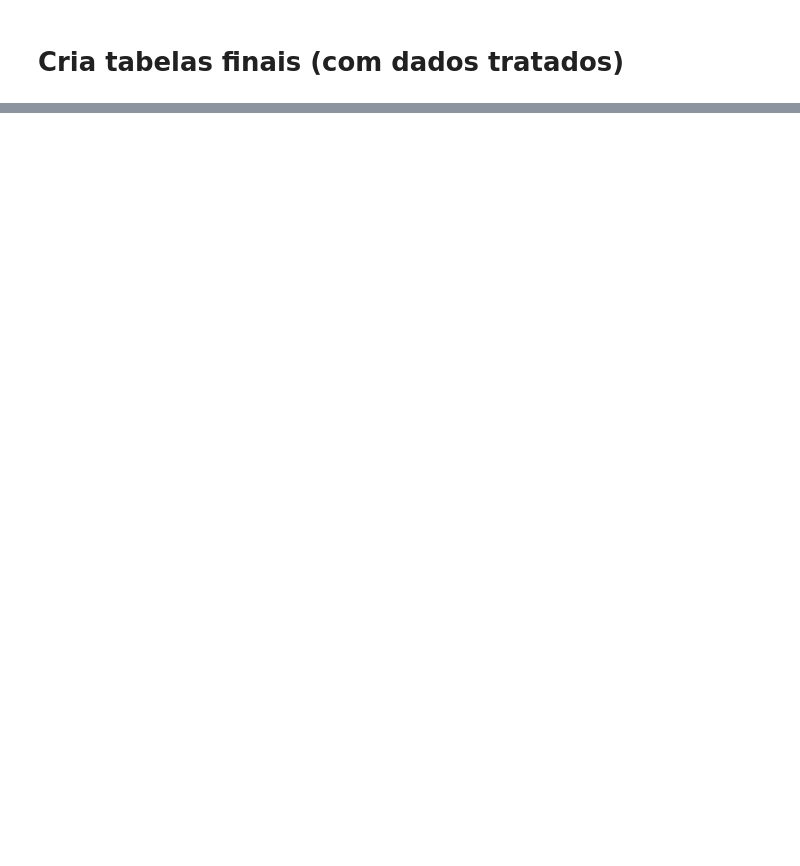
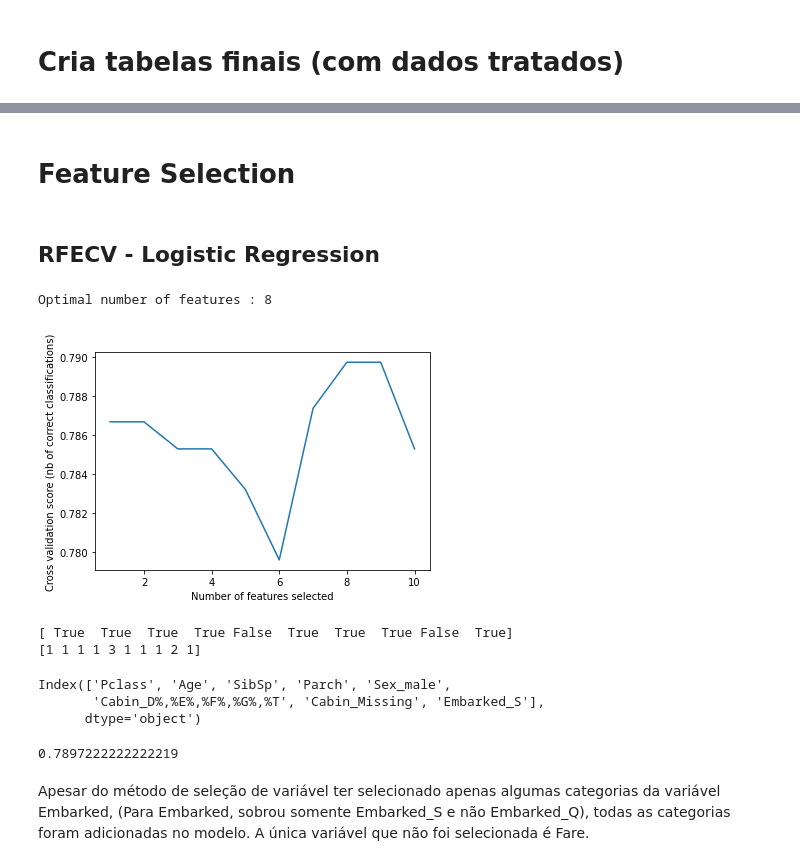
Before and after one commit to JoaoMatheusHneda/Titanic-Kaggle-Python, a Jupyter notebook: Codigos_Python.ipynb, the cells around one changed output, grey strips where cells are left out. Drawn from its saved outputs; the diff is of its cells as text; code cells hidden in the pictures; blank space fills up the shorter version.

Commit message:
Versão de submissão para o Kaggle

```diff
--- a/Codigos_Python.ipynb
+++ b/Codigos_Python.ipynb
@@ -1748,0 +1761,19 @@ Tabela metadata_table_df_final criada!
+# %%
+from sklearn.preprocessing import OneHotEncoder
+encoder = OneHotEncoder(drop='first', sparse=False)
+
+columns_dummy = ['Sex','Cabin','Embarked']
+
+train_ml_encoded = encoder.fit_transform(train_ml[columns_dummy])
+column_names = encoder.get_feature_names(columns_dummy)
+train_ml_encoded = pd.DataFrame(train_ml_encoded, columns= column_names)
+
+test_ml_encoded = encoder.fit_transform(test_ml[columns_dummy])
+column_names = encoder.get_feature_names(columns_dummy)
+test_ml_encoded = pd.DataFrame(test_ml_encoded, columns= column_names)
+
+train_ml = train_ml.drop(columns=columns_dummy)
+test_ml = test_ml.drop(columns=columns_dummy)
+# %%
+train_ml = pd.concat([train_ml,train_ml_encoded],axis=1)
+train_ml
@@ -1748,0 +1811,60 @@ Tabela metadata_table_df_final criada!
+# %% [markdown]
+# Feature Selection
+# %% [markdown]
+## RFECV - Logistic Regression
+# %%
+import matplotlib.pyplot as plt
+from sklearn.linear_model import LogisticRegression
+from sklearn.model_selection import StratifiedKFold
+from sklearn.model_selection import KFold
+from sklearn.feature_selection import RFECV
+
+# Create the RFE object and compute a cross-validated score.
+lr = LogisticRegression(max_iter=500)
+# The "accuracy" scoring is proportional to the number of correct
+# classifications
+
+# Definindo os valores para os folds
+num_folds = 100
+seed = 7
+
+# Separando os dados em folds
+kfold = KFold(num_folds, True, random_state = seed)
+
+min_features_to_select = 1  # Minimum number of features to consider
+rfecv = RFECV(estimator=lr, step=1, cv=kfold,
+              scoring='accuracy',
+              min_features_to_select=min_features_to_select)
+rfecv.fit(train_ml.drop(columns='Survived'), train_ml['Survived'])
+
+print("Optimal number of features : %d" % rfecv.n_features_)
+
+# Plot number of features VS. cross-validation scores
+plt.figure()
+plt.xlabel("Number of features selected")
+plt.ylabel("Cross validation score (nb of correct classifications)")
+plt.plot(range(min_features_to_select,
+               len(rfecv.grid_scores_) + min_features_to_select),
+         rfecv.grid_scores_)
+plt.show()
+# %% [output]
+Optimal number of features : 8
+[figure, added]
+# %%
+print(rfecv.support_)
+print(rfecv.ranking_)
+f = rfecv.get_support(1) #the most important features
+names = train_ml.drop(columns='Survived').columns[f] # final features`
+names
+# %% [output]
+[ True  True  True  True False  True  True  True False  True]
+[1 1 1 1 3 1 1 1 2 1]
+Index(['Pclass', 'Age', 'SibSp', 'Parch', 'Sex_male',
+       'Cabin_D%,%E%,%F%,%G%,%T', 'Cabin_Missing', 'Embarked_S'],
+      dtype='object')
+# %%
+rfecv.grid_scores_.max()
+# %% [output]
+0.7897222222222219
+# %% [markdown]
+Apesar do método de seleção de variável ter selecionado apenas algumas categorias da variável Embarked, (Para Embarked, sobrou somente Embarked_S e não Embarked_Q), todas as categorias foram adicionadas no modelo. A única variável que não foi selecionada é Fare.
```
Also changed, not shown: parts of 98 cells of this notebook, 6 other files.
